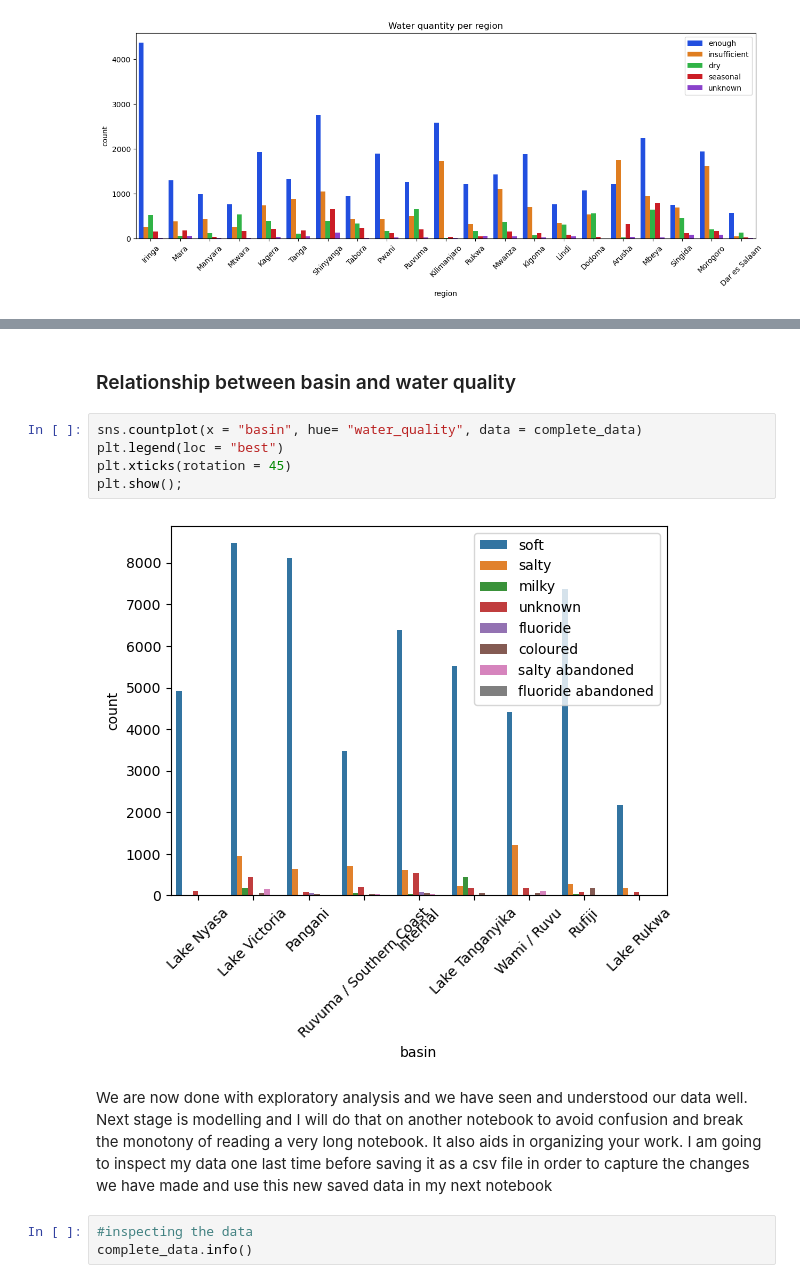
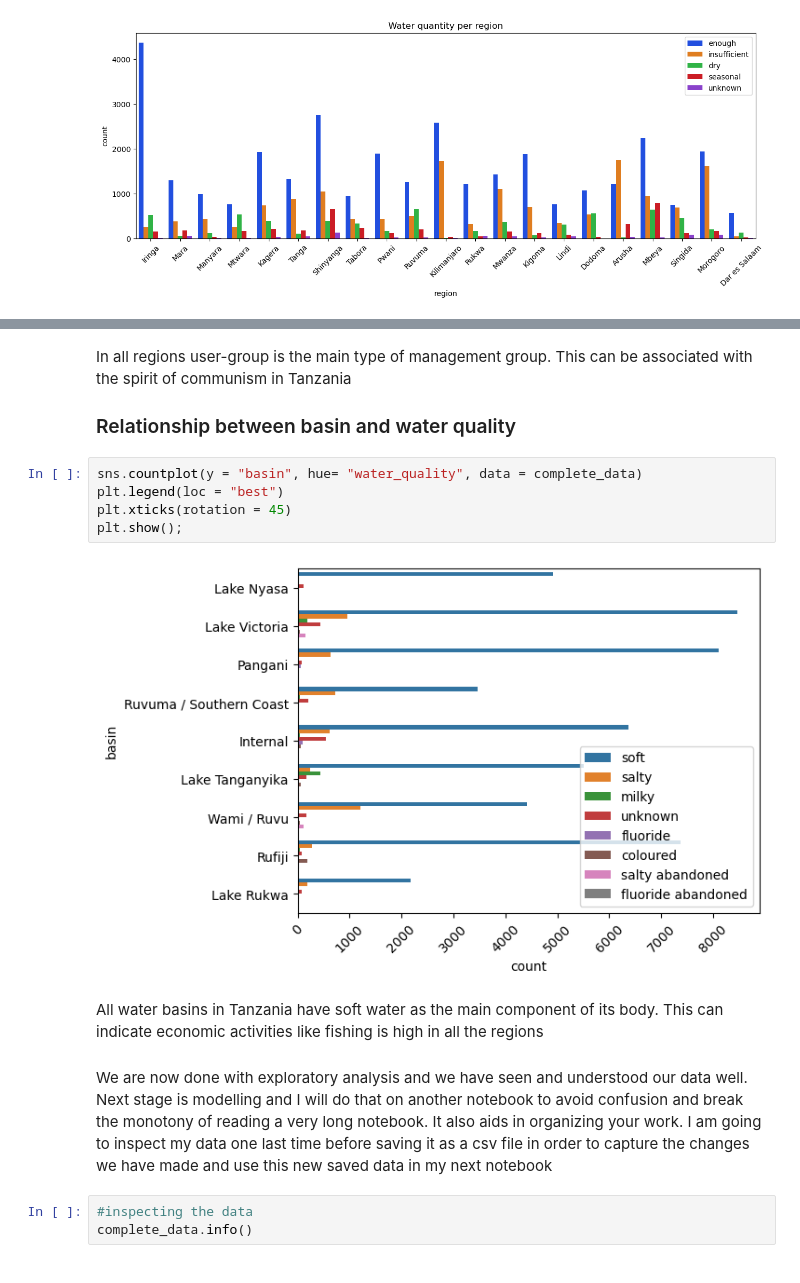
Before and after one commit to dev-ezzy/Classification-model, a Jupyter notebook: index.ipynb, the cells around one changed output, grey strips where cells are left out. Saved outputs shown, nothing was run; the diff lists cells and outputs as text.

```diff
--- a/index.ipynb
+++ b/index.ipynb
@@ -1067,16 +1078,19 @@ plt.legend(loc= "best")
 plt.show();
 # %% [output]
 [figure]
-# %% [markdown]
-### Relationship between basin and water quality
+# %% [markdown]
+In all regions user-group is the main type of management group. This can be associated with the spirit of communism in Tanzania
+### Relationship between basin and water quality
 # %%
-sns.countplot(x = "basin", hue= "water_quality", data = complete_data)
+sns.countplot(y = "basin", hue= "water_quality", data = complete_data)
 plt.legend(loc = "best")
 plt.xticks(rotation = 45)
 plt.show();
 # %% [output]
-[figure, old version]
+[figure, new version]
 # %% [markdown]
+All water basins in Tanzania have soft water as the main component of its body. This can indicate economic activities like fishing is high in all the regions
+#
 We are now done with exploratory analysis and we have seen and understood our data well. Next stage is modelling and I will do that on another notebook to avoid confusion and break the monotony of reading a very long notebook. It also aids in organizing your work. I am going to inspect my data one last time before saving it as a csv file in order to capture the changes we have made and use this new saved data in my next notebook
 # %%
 #inspecting the data
```
Also changed, not shown: parts of 30 cells of this notebook.
